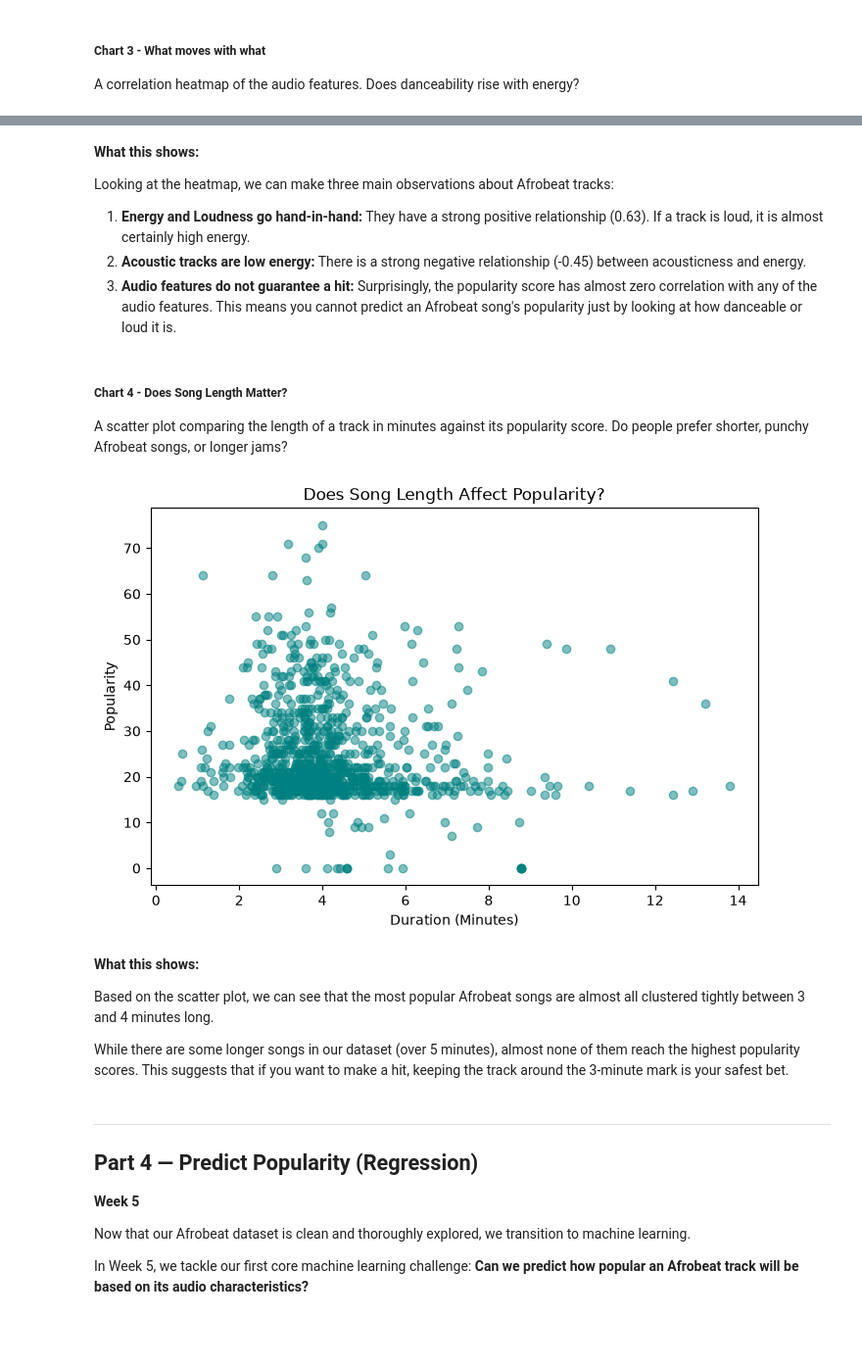
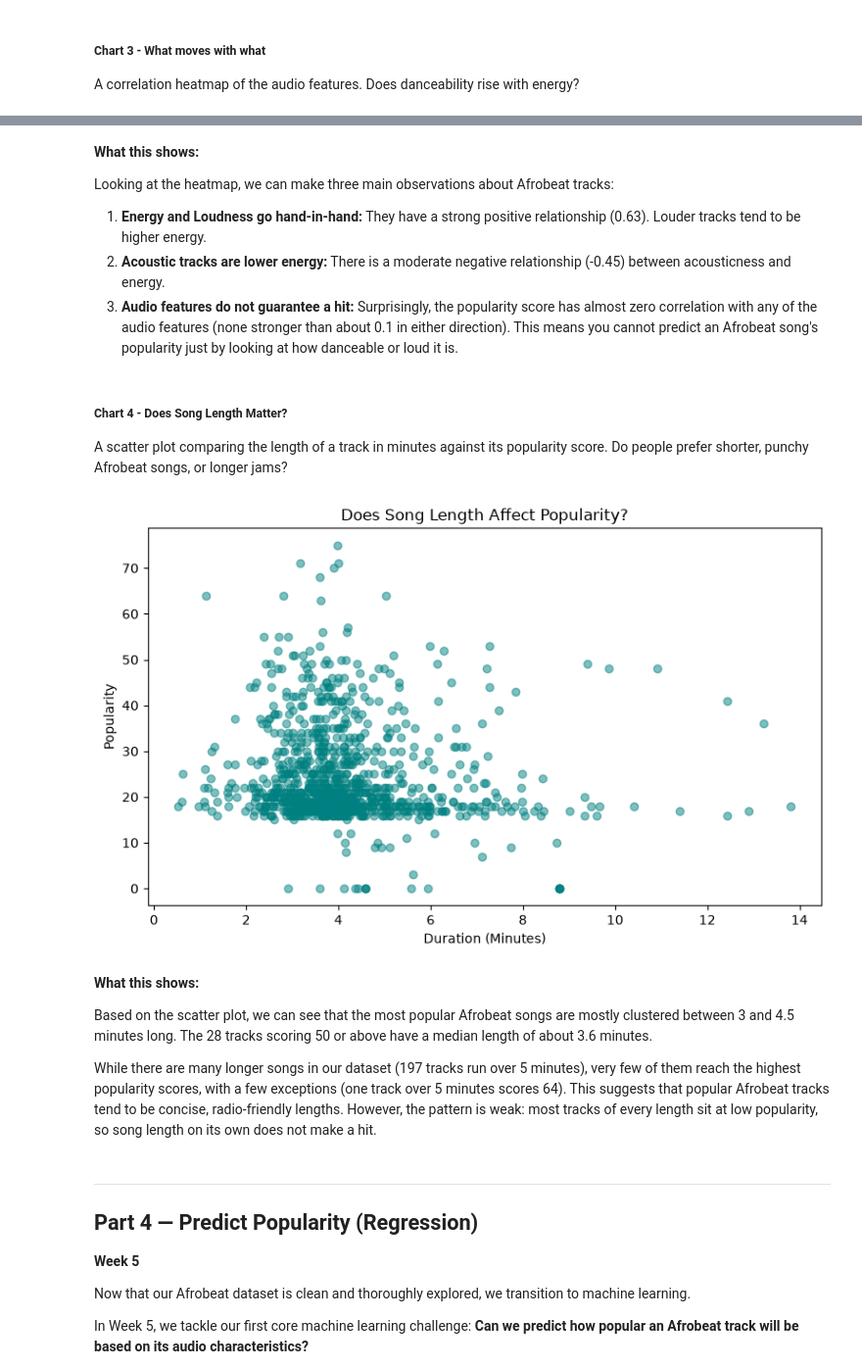
Before and after one commit to Tdaniels4real/music-popularity-capstone, a Jupyter notebook: music_popularity_capstone.ipynb, the cells around one changed output, grey strips where cells are left out. Shown at 98% size. Saved outputs shown, nothing was run; the diff lists cells and outputs as text; code cells hidden in the pictures; blank space fills up the shorter version.

```diff
--- a/music_popularity_capstone.ipynb
+++ b/music_popularity_capstone.ipynb
@@ -426,9 +433,9 @@ plt.show()
 
 Looking at the heatmap, we can make three main observations about Afrobeat tracks:
 
-1. **Energy and Loudness go hand-in-hand:** They have a strong positive relationship (0.63). If a track is loud, it is almost certainly high energy.
-2. **Acoustic tracks are low energy:** There is a strong negative relationship (-0.45) between acousticness and energy.
-3. **Audio features do not guarantee a hit:** Surprisingly, the popularity score has almost zero correlation with any of the audio features. This means you cannot predict an Afrobeat song's popularity just by looking at how danceable or loud it is.
+1. **Energy and Loudness go hand-in-hand:** They have a strong positive relationship (0.63). Louder tracks tend to be higher energy.
+2. **Acoustic tracks are lower energy:** There is a moderate negative relationship (-0.45) between acousticness and energy.
+3. **Audio features do not guarantee a hit:** Surprisingly, the popularity score has almost zero correlation with any of the audio features (none stronger than about 0.1 in either direction). This means you cannot predict an Afrobeat song's popularity just by looking at how danceable or loud it is.
 # %% [markdown]
 ##### Chart 4 - Does Song Length Matter?
 
@@ -436,18 +443,19 @@ A scatter plot comparing the length of a track in minutes against its popularity
 # %%
 plt.figure(figsize=(8, 5))
 plt.scatter(df['duration_min'], df['popularity'], alpha=0.5, color='teal')
 plt.xlabel('Duration (Minutes)')
 plt.ylabel('Popularity')
 plt.title('Does Song Length Affect Popularity?')
+plt.tight_layout()
 plt.show()
 # %% [output]
-[figure, old version]
+[figure, new version]
 # %% [markdown]
 **What this shows:**
 
-Based on the scatter plot, we can see that the most popular Afrobeat songs are almost all clustered tightly between 3 and 4 minutes long.
+Based on the scatter plot, we can see that the most popular Afrobeat songs are mostly clustered between 3 and 4.5 minutes long. The 28 tracks scoring 50 or above have a median length of about 3.6 minutes.
 
-While there are some longer songs in our dataset (over 5 minutes), almost none of them reach the highest popularity scores. This suggests that if you want to make a hit, keeping the track around the 3-minute mark is your safest bet.
+While there are many longer songs in our dataset (197 tracks run over 5 minutes), very few of them reach the highest popularity scores, with a few exceptions (one track over 5 minutes scores 64). This suggests that popular Afrobeat tracks tend to be concise, radio-friendly lengths. However, the pattern is weak: most tracks of every length sit at low popularity, so song length on its own does not make a hit.
 # %% [markdown]
 ---
 ## Part 4 — Predict Popularity (Regression)
```
Also changed, not shown: parts of 26 cells of this notebook.
